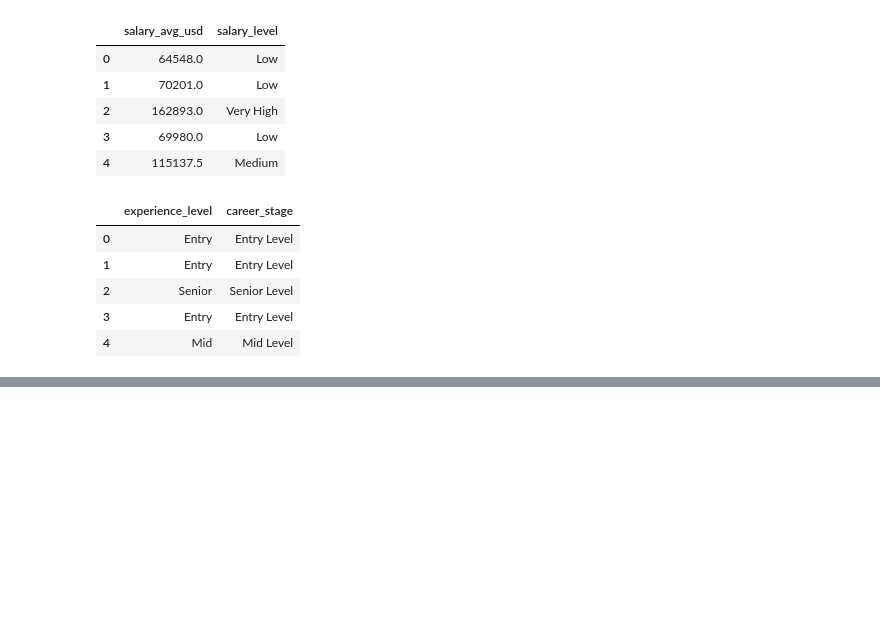
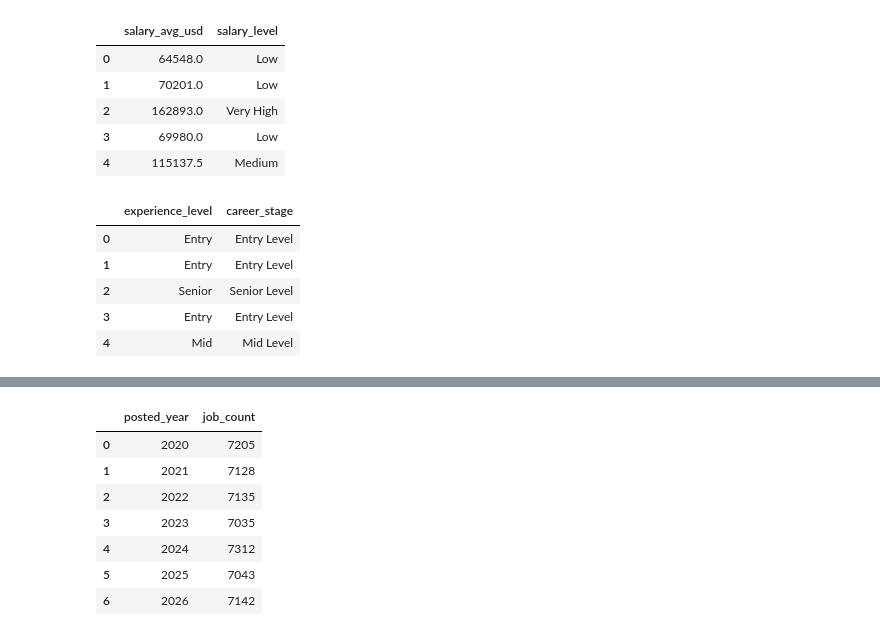
Before and after one commit to Charith-01/Global-AI-Data-Science-Skills-and-Salary-Trends, a Jupyter notebook: notebooks/01_data_loading_and_exploration.ipynb, the cells around one changed output, grey strips where cells are left out. Saved outputs shown, nothing was run; the diff lists cells and outputs as text; code cells hidden in the pictures; blank space fills up the shorter version.

```diff
--- a/notebooks/01_data_loading_and_exploration.ipynb
+++ b/notebooks/01_data_loading_and_exploration.ipynb
@@ -396,0 +462,15 @@ ai_jobs[["remote_type", "is_remote_friendly"]].head()
+# %%
+jobs_by_year = ai_jobs.groupby("posted_year")["job_id"].count().reset_index()
+
+jobs_by_year.columns = ["posted_year", "job_count"]
+
+jobs_by_year
+# %% [output]
+|  | posted_year | job_count |
+| 0 | 2020 | 7205 |
+| 1 | 2021 | 7128 |
+| 2 | 2022 | 7135 |
+| 3 | 2023 | 7035 |
+| 4 | 2024 | 7312 |
+| 5 | 2025 | 7043 |
+| 6 | 2026 | 7142 |
```
Also changed, not shown: parts of 11 cells of this notebook.
